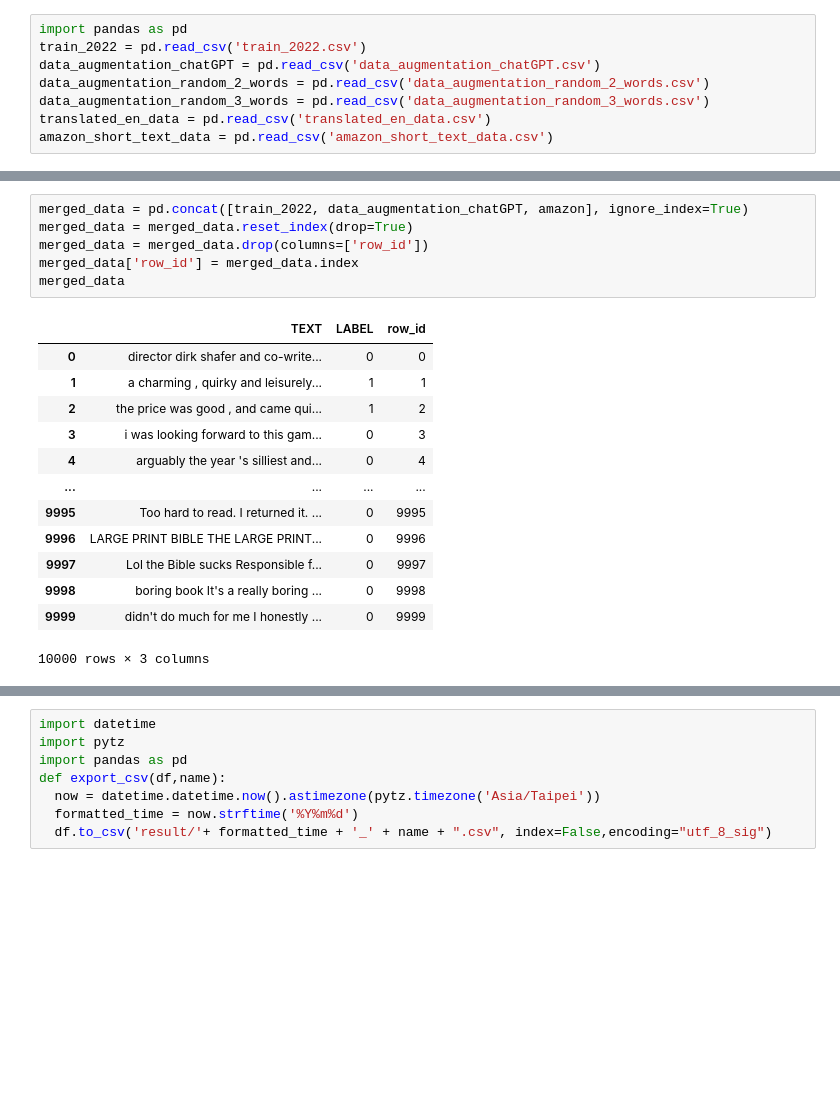
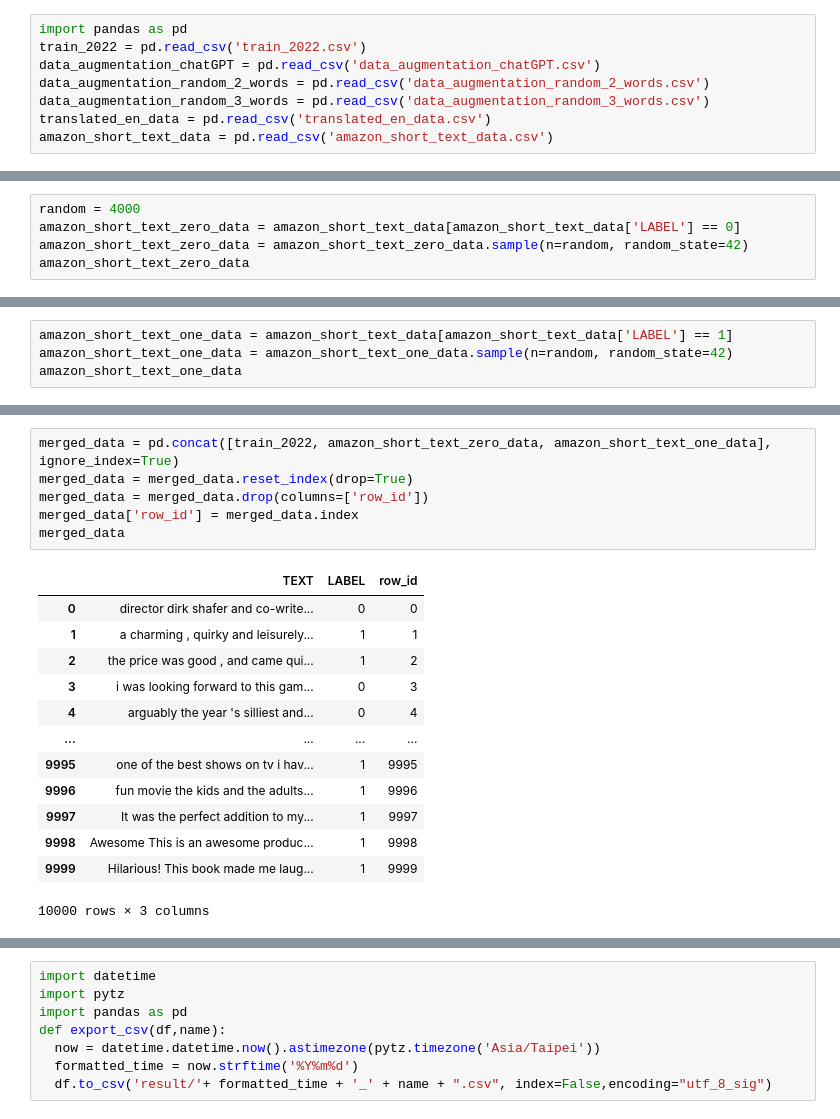
Before and after one commit to shih-yang-young/text-polarity-classification, a Jupyter notebook: bert-large-uncased-sst2.ipynb, the cells around one changed output, grey strips where cells are left out. Cells and saved outputs as stored; diff of their text form; blank space fills up the shorter version.

Commit message:
update 5/5 use Amazon data train

```diff
--- a/bert-large-uncased-sst2.ipynb
+++ b/bert-large-uncased-sst2.ipynb
@@ -25,0 +9,5 @@ amazon
+# %%
+random = 4000
+amazon_short_text_zero_data = amazon_short_text_data[amazon_short_text_data['LABEL'] == 0]
+amazon_short_text_zero_data = amazon_short_text_zero_data.sample(n=random, random_state=42)
+amazon_short_text_zero_data
@@ -25,0 +28,4 @@ amazon
+# %%
+amazon_short_text_one_data = amazon_short_text_data[amazon_short_text_data['LABEL'] == 1]
+amazon_short_text_one_data = amazon_short_text_one_data.sample(n=random, random_state=42)
+amazon_short_text_one_data
@@ -26,22 +46,22 @@ amazon
 # %%
-merged_data = pd.concat([train_2022, data_augmentation_chatGPT, amazon], ignore_index=True)
+merged_data = pd.concat([train_2022, amazon_short_text_zero_data, amazon_short_text_one_data], ignore_index=True)
 merged_data = merged_data.reset_index(drop=True)
 merged_data = merged_data.drop(columns=['row_id'])
 merged_data['row_id'] = merged_data.index
 merged_data
 # %% [output]
 |  | TEXT | LABEL | row_id |
 | 0 | director dirk shafer and co-write... | 0 | 0 |
 | 1 | a charming , quirky and leisurely... | 1 | 1 |
 | 2 | the price was good , and came qui... | 1 | 2 |
 | 3 | i was looking forward to this gam... | 0 | 3 |
 | 4 | arguably the year 's silliest and... | 0 | 4 |
 | ... | ... | ... | ... |
-| 9995 | Too hard to read. I returned it. ... | 0 | 9995 |
-| 9996 | LARGE PRINT BIBLE THE LARGE PRINT... | 0 | 9996 |
-| 9997 | Lol the Bible sucks Responsible f... | 0 | 9997 |
-| 9998 | boring book It's a really boring ... | 0 | 9998 |
-| 9999 | didn't do much for me I honestly ... | 0 | 9999 |
+| 9995 | one of the best shows on tv i hav... | 1 | 9995 |
+| 9996 | fun movie the kids and the adults... | 1 | 9996 |
+| 9997 | It was the perfect addition to my... | 1 | 9997 |
+| 9998 | Awesome This is an awesome produc... | 1 | 9998 |
+| 9999 | Hilarious! This book made me laug... | 1 | 9999 |
 10000 rows × 3 columns
 # %%
 %%time
```
Also changed, not shown: parts of 5 cells of this notebook, 6 other files.
